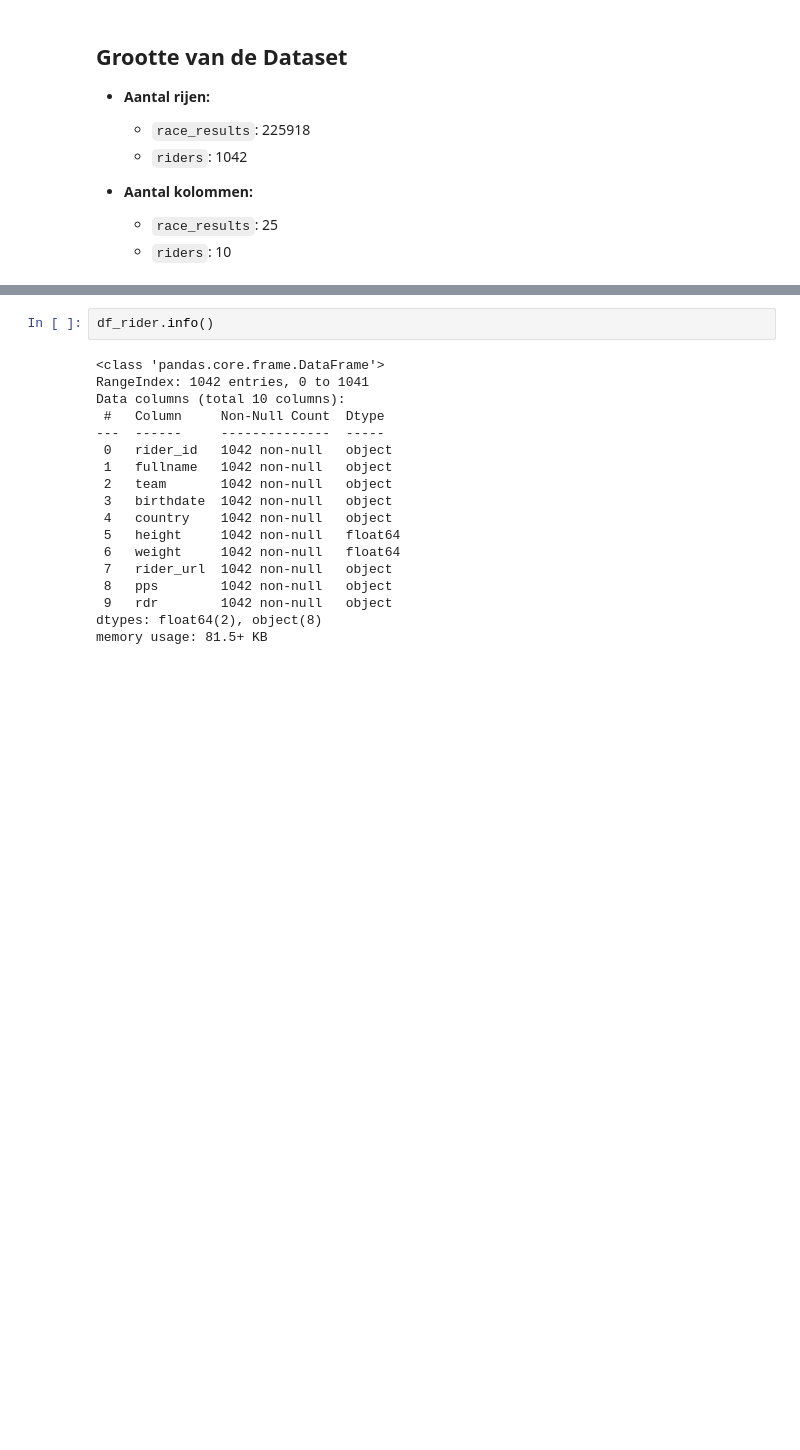
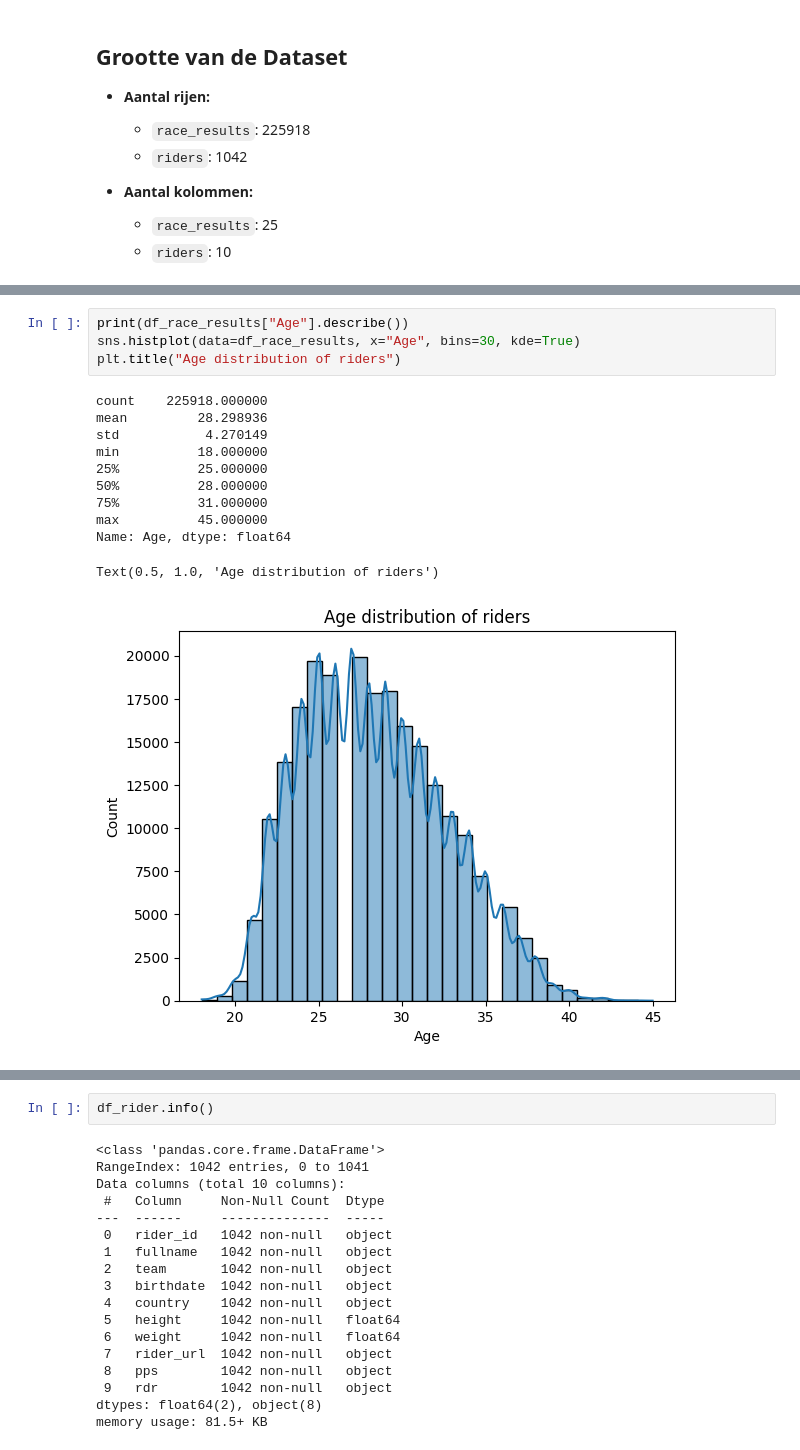
Before and after one commit to Vigo28/PI_7_DS_Minor, a Jupyter notebook: pi7.ipynb, the cells around one changed output, grey strips where cells are left out. Drawn from its saved outputs; the diff is of its cells as text; blank space fills up the shorter version.

```diff
--- a/pi7.ipynb
+++ b/pi7.ipynb
@@ -81,0 +101,16 @@ memory usage: 43.1+ MB
+# %%
+print(df_race_results["Age"].describe())
+sns.histplot(data=df_race_results, x="Age", bins=30, kde=True)
+plt.title("Age distribution of riders")
+# %% [output]
+count    225918.000000
+mean         28.298936
+std           4.270149
+min          18.000000
+25%          25.000000
+50%          28.000000
+75%          31.000000
+max          45.000000
+Name: Age, dtype: float64
+Text(0.5, 1.0, 'Age distribution of riders')
+[figure, added]
```
Also changed, not shown: parts of 6 cells of this notebook.
